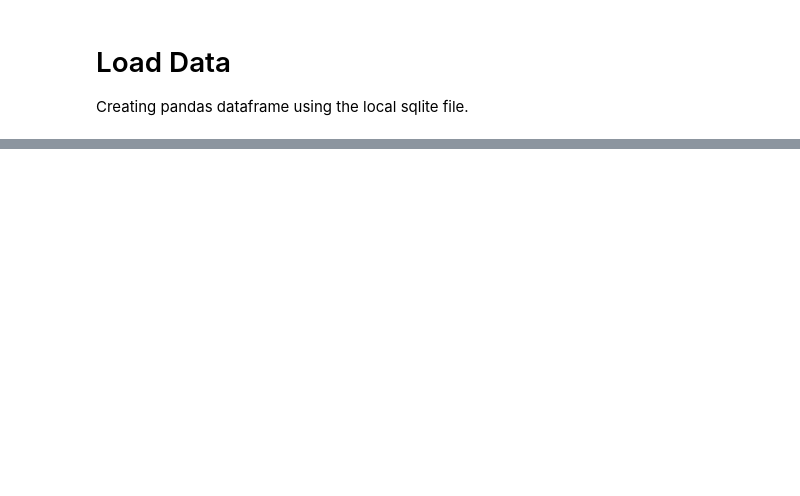
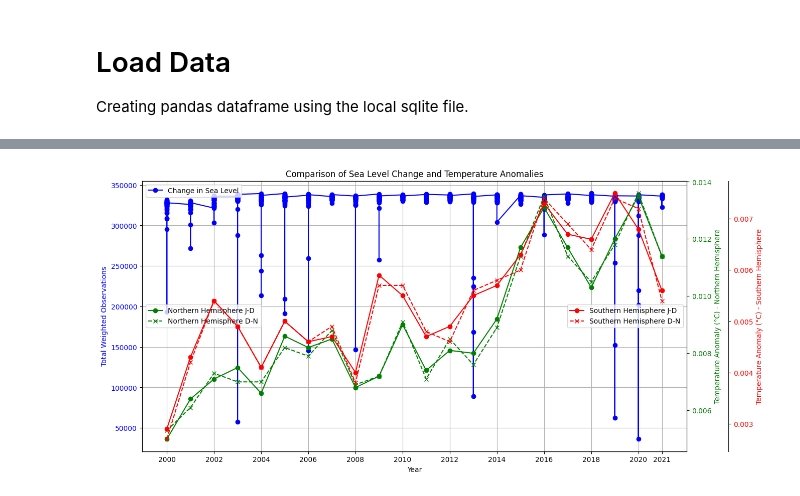
Before and after one commit to souranilkahali/made-template, a Jupyter notebook: project/report.ipynb, the cells around one changed output, grey strips where cells are left out. Cells and saved outputs as stored; diff of their text form; code cells hidden in the pictures; blank space fills up the shorter version.

```diff
--- a/project/report.ipynb
+++ b/project/report.ipynb
@@ -175,0 +413,49 @@ Although we came to certain conclusion from our research. The following question
+# %%
+import matplotlib.pyplot as plt
+import matplotlib.ticker as ticker
+
+fig, ax1 = plt.subplots(figsize=(14, 7))
+
+# Define the specific years you want to display on the x-axis
+years_to_display = [2000, 2002, 2004, 2006, 2008, 2010, 2012, 2014, 2016, 2018, 2020, 2021]
+
+# Set the x-axis to only display these years
+ax1.set_xticks(years_to_display)
+ax1.set_xticklabels(years_to_display)
+
+# # Set the locator for the x-axis to show only 10 ticks
+# ax1.xaxis.set_major_locator(ticker.MaxNLocator(10))
+
+# Plotting Change in sea level on the primary y-axis (ax1)
+ax1.plot(df_sea_level_years['Year'], df_sea_level_years['TotalWeightedObservations'], color='b', marker='o', label='Change in Sea Level')
+ax1.set_xlabel('Year')
+ax1.set_ylabel('Total Weighted Observations', color='b')
+ax1.tick_params(axis='y', labelcolor='b')
+ax1.legend(loc='upper left')
+
+# Creating a secondary y-axis (ax2) for Northern Hemisphere temperature anomalies
+ax2 = ax1.twinx()
+ax2.plot(df_northern_hemisphere_selected_columns['Year'], df_northern_hemisphere_selected_columns['J-D'], color='g', marker='o', label='Northern Hemisphere J-D')
+ax2.plot(df_northern_hemisphere_selected_columns['Year'], df_northern_hemisphere_selected_columns['D-N'], color='g', marker='x', linestyle='--', label='Northern Hemisphere D-N')
+ax2.set_ylabel('Temperature Anomaly (°C) - Northern Hemisphere', color='g')
+ax2.tick_params(axis='y', labelcolor='g')
+ax2.legend(loc='center left')
+
+# Creating a third y-axis (ax3) for Southern Hemisphere temperature anomalies
+ax3 = ax1.twinx()
+# Offset the third y-axis to the right
+ax3.spines['right'].set_position(('outward', 60))
+ax3.plot(df_southern_hemisphere_selected_columns['Year'], df_southern_hemisphere_selected_columns['J-D'], color='r', marker='o', label='Southern Hemisphere J-D')
+ax3.plot(df_southern_hemisphere_selected_columns['Year'], df_southern_hemisphere_selected_columns['D-N'], color='r', marker='x', linestyle='--', label='Southern Hemisphere D-N')
+ax3.set_ylabel('Temperature Anomaly (°C) - Southern Hemisphere', color='r')
+ax3.tick_params(axis='y', labelcolor='r')
+ax3.legend(loc='center right')
+
+# Adding title and grid
+plt.title('Comparison of Sea Level Change and Temperature Anomalies')
+ax1.grid(True)
+
+# Showing plot
+plt.show()
+# %% [output]
+[figure, added]
```
Also changed, not shown: parts of 20 cells of this notebook, 6 other files.
